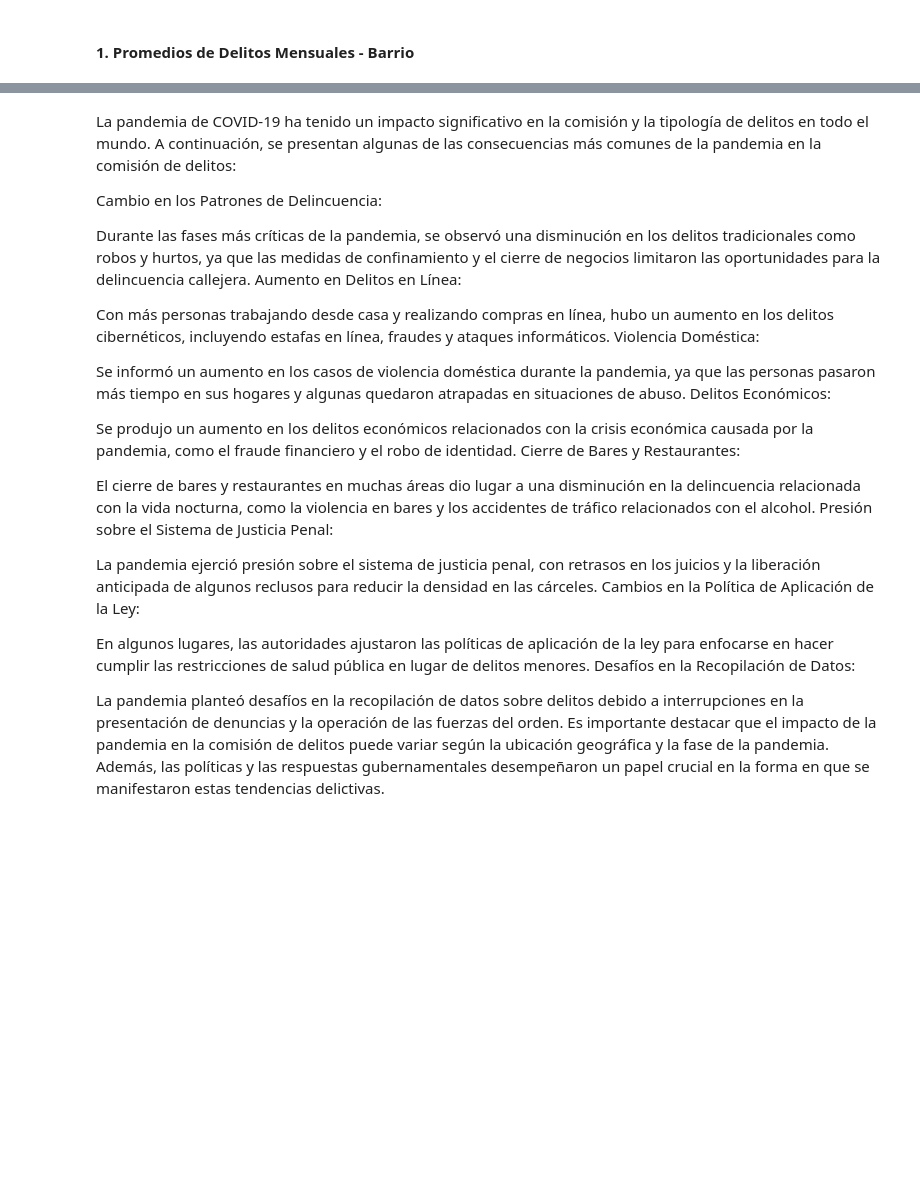
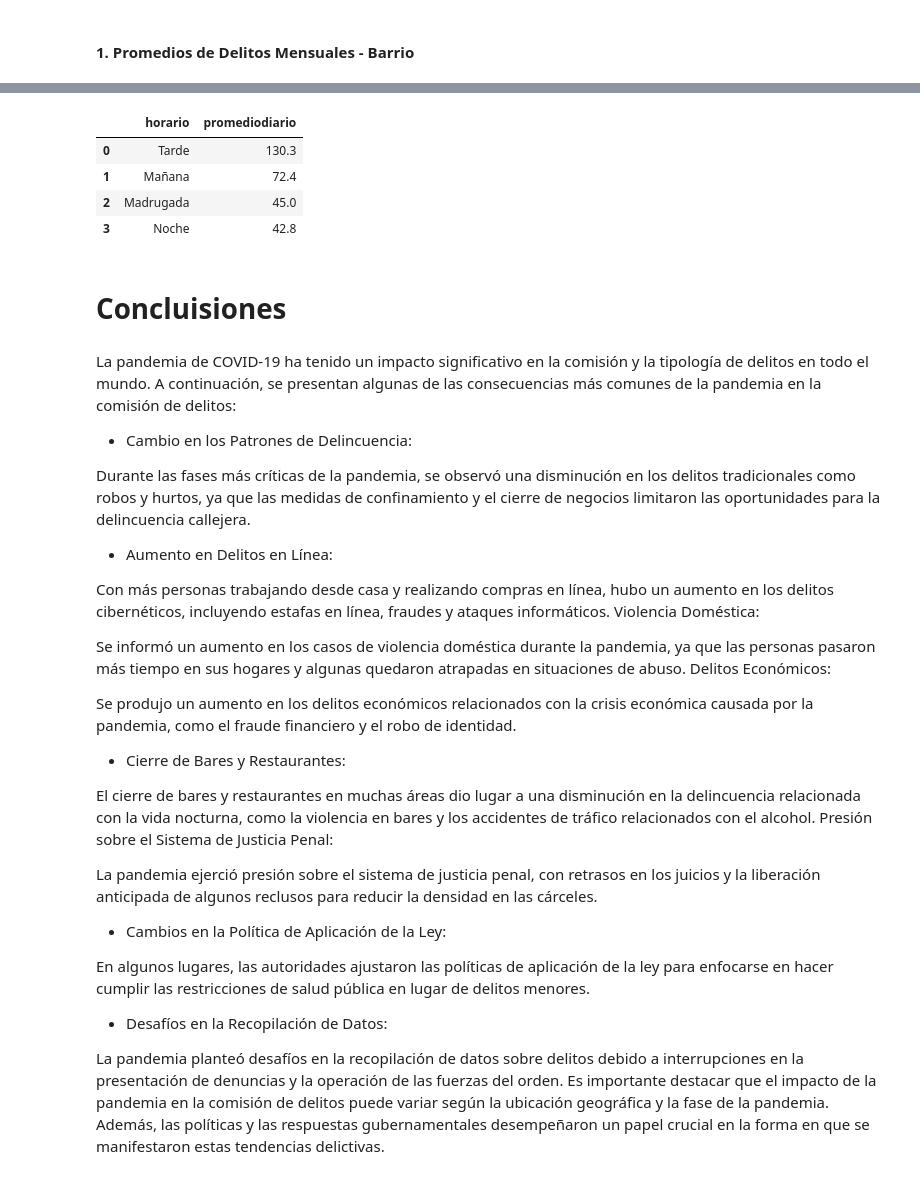
Before and after one commit to ctalamilla/analitica_delitos, a Jupyter notebook: delitos_etl.ipynb, the cells around one changed output, grey strips where cells are left out. Drawn from its saved outputs; the diff is of its cells as text; code cells hidden in the pictures; blank space fills up the shorter version.

```diff
--- a/delitos_etl.ipynb
+++ b/delitos_etl.ipynb
@@ -390,0 +414,11 @@ ggplot() +
+# %%
+consulta4= "select horario, round(avg(numerodelitosdia),1) as promediodiario from(select  anio, mes, semana as dia,horario, count(*) as numeroDelitosDia from delitos d group by mes, dia, anio, horario order by  anio, mes, dia)as resumen group by horario order by 2 desc;"
+# %%
+con4 = pd.read_sql_query(consulta4, conn)
+con4
+# %% [output]
+|  | horario | promediodiario |
+| 0 | Tarde | 130.3 |
+| 1 | Mañana | 72.4 |
+| 2 | Madrugada | 45.0 |
+| 3 | Noche | 42.8 |
@@ -391,10 +429,13 @@ ggplot() +
+# %% [markdown]
+# Concluisiones
 # %% [markdown]
 La pandemia de COVID-19 ha tenido un impacto significativo en la comisión y la tipología de delitos en todo el mundo. A continuación, se presentan algunas de las consecuencias más comunes de la pandemia en la comisión de delitos:
 
-Cambio en los Patrones de Delincuencia:
+* Cambio en los Patrones de Delincuencia:
 
 Durante las fases más críticas de la pandemia, se observó una disminución en los delitos tradicionales como robos y hurtos, ya que las medidas de confinamiento y el cierre de negocios limitaron las oportunidades para la delincuencia callejera.
-Aumento en Delitos en Línea:
+
+* Aumento en Delitos en Línea:
 
 Con más personas trabajando desde casa y realizando compras en línea, hubo un aumento en los delitos cibernéticos, incluyendo estafas en línea, fraudes y ataques informáticos.
 Violencia Doméstica:
@@ -403,16 +444,20 @@ Se informó un aumento en los casos de violencia doméstica durante la pandemia,
 Delitos Económicos:
 
 Se produjo un aumento en los delitos económicos relacionados con la crisis económica causada por la pandemia, como el fraude financiero y el robo de identidad.
-Cierre de Bares y Restaurantes:
+
+* Cierre de Bares y Restaurantes:
 
 El cierre de bares y restaurantes en muchas áreas dio lugar a una disminución en la delincuencia relacionada con la vida nocturna, como la violencia en bares y los accidentes de tráfico relacionados con el alcohol.
 Presión sobre el Sistema de Justicia Penal:
 
 La pandemia ejerció presión sobre el sistema de justicia penal, con retrasos en los juicios y la liberación anticipada de algunos reclusos para reducir la densidad en las cárceles.
-Cambios en la Política de Aplicación de la Ley:
+
+
+* Cambios en la Política de Aplicación de la Ley:
 
 En algunos lugares, las autoridades ajustaron las políticas de aplicación de la ley para enfocarse en hacer cumplir las restricciones de salud pública en lugar de delitos menores.
-Desafíos en la Recopilación de Datos:
+
+* Desafíos en la Recopilación de Datos:
 
 La pandemia planteó desafíos en la recopilación de datos sobre delitos debido a interrupciones en la presentación de denuncias y la operación de las fuerzas del orden.
 Es importante destacar que el impacto de la pandemia en la comisión de delitos puede variar según la ubicación geográfica y la fase de la pandemia. Además, las políticas y las respuestas gubernamentales desempeñaron un papel crucial en la forma en que se manifestaron estas tendencias delictivas.
```
Also changed, not shown: parts of 30 cells of this notebook, 1 other file.
